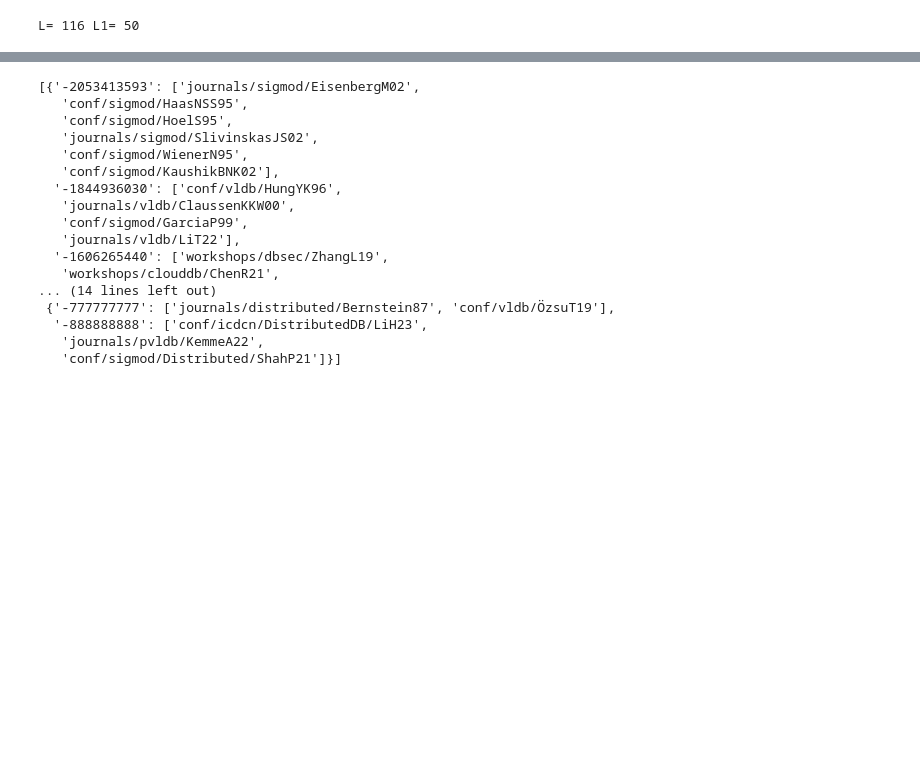
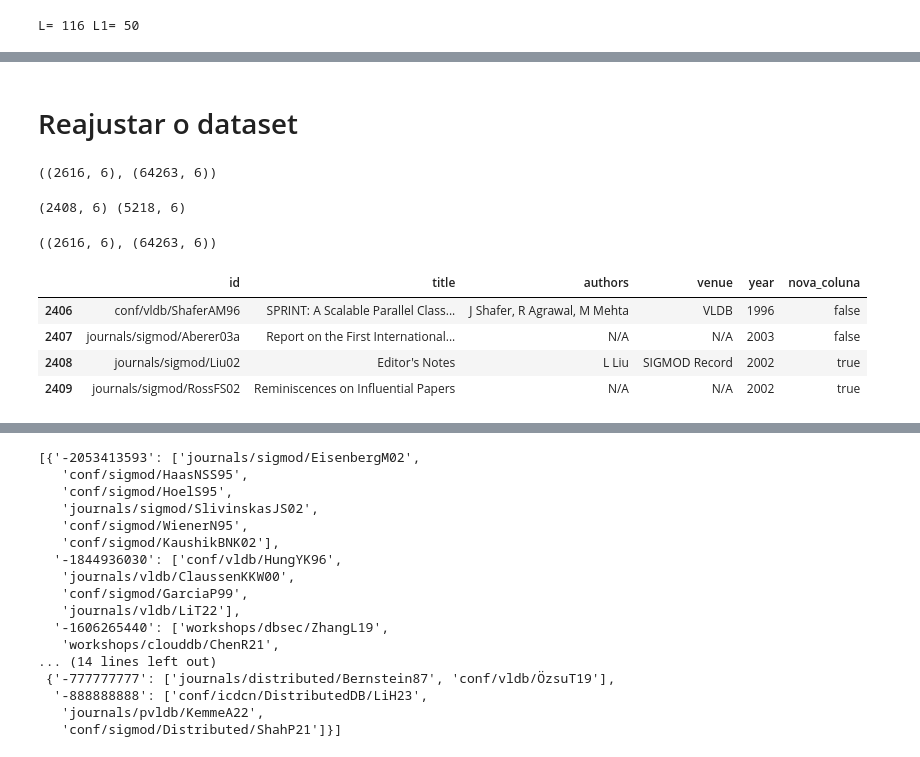
Before and after one commit to pereiraIgor/approximate-blocking, a Jupyter notebook: 10-quantidadeAcesso/scd_teste.ipynb, the cells around one changed output, grey strips where cells are left out. Drawn from its saved outputs; the diff is of its cells as text; code cells hidden in the pictures; blank space fills up the shorter version.

Commit message:
novos datasets e matchs ordenados

```diff
--- a/10-quantidadeAcesso/scd_teste.ipynb
+++ b/10-quantidadeAcesso/scd_teste.ipynb
@@ -1151,0 +1152,53 @@ TP= 4553 Recall= 0.8515055171123995 Precision= 0.8543816851191594 pairsNo= 21164
+# %% [markdown]
+# Reajustar o dataset
+# %%
+df1 = pd.read_csv("../00-datasets/DBLP.csv", sep=",", encoding="utf-8", keep_default_na=False)
+df2 = pd.read_csv("../00-datasets/Scholar.csv", sep=",", encoding="utf-8", keep_default_na=False)
+truth = pd.read_csv("../00-datasets/truth.csv", sep=",", encoding="utf-8", keep_default_na=False)
+truthD = dict()
+for i, r in truth.iterrows():
+    idDBLP = r["idDBLP"]
+    idScholar = r["idScholar"]
+    if idDBLP in truthD:
+        ids = truthD[idDBLP]
+        ids.append(idScholar)
+    else:
+        truthD[idDBLP] = [idScholar]
+
+df1['nova_coluna'] = 'true'
+df2['nova_coluna'] = 'true'
+# %%
+df1.shape, df2.shape
+# %% [output]
+((2616, 6), (64263, 6))
+# %%
+mask_df1 = df1['id'].isin(truthD.keys())
+mask_df2 = df2['id'].isin([id_scholar for ids in truthD.values() for id_scholar in ids])
+
+# Atualizar as colunas 'nova_coluna' de uma vez
+df1.loc[mask_df1, 'nova_coluna'] = 'false'
+df2.loc[mask_df2, 'nova_coluna'] = 'false'
+
+# Criar os DataFrames resultantes de forma eficiente
+novodf1 = df1[mask_df1].copy()
+novodf2 = df2[mask_df2].copy()
+novodf1.reset_index(drop=True, inplace=True)
+novodf2.reset_index(drop=True, inplace=True)
+print(novodf1.shape, novodf2.shape)
+
+resultado1 = df1[df1['nova_coluna'] == 'true'].copy()
+resultado2 = df2[df2['nova_coluna'] == 'true'].copy()
+novodf1 = pd.concat([novodf1, resultado1], ignore_index=True)
+novodf2 = pd.concat([novodf2, resultado2], ignore_index=True)
+novodf1.shape, novodf2.shape
+# %% [output]
+(2408, 6) (5218, 6)
+((2616, 6), (64263, 6))
+# %%
+novodf1.iloc[2406: 2410]
+# %% [output]
+|  | id | title | authors | venue | year | nova_coluna |
+| 2406 | conf/vldb/ShaferAM96 | SPRINT: A Scalable Parallel Class... | J Shafer, R Agrawal, M Mehta | VLDB | 1996 | false |
+| 2407 | journals/sigmod/Aberer03a | Report on the First International... | N/A | N/A | 2003 | false |
+| 2408 | journals/sigmod/Liu02 | Editor's Notes | L Liu | SIGMOD Record | 2002 | true |
+| 2409 | journals/sigmod/RossFS02 | Reminiscences on Influential Papers | N/A | N/A | 2002 | true |
```
Also changed, not shown: parts of 19 cells of this notebook, 3 other files.
